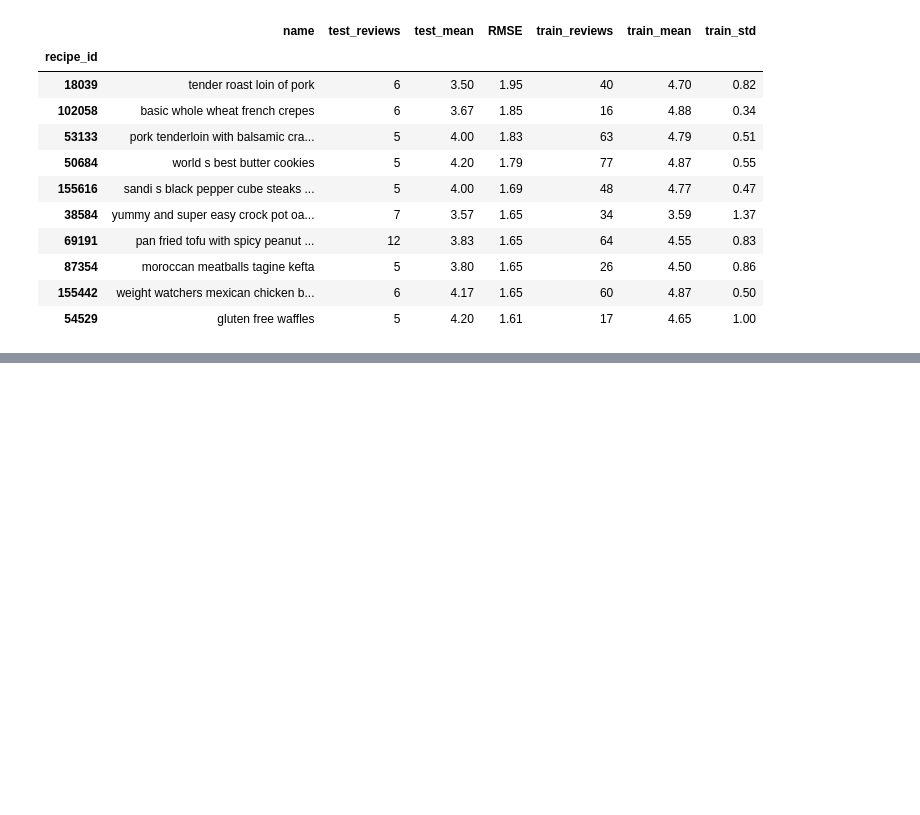
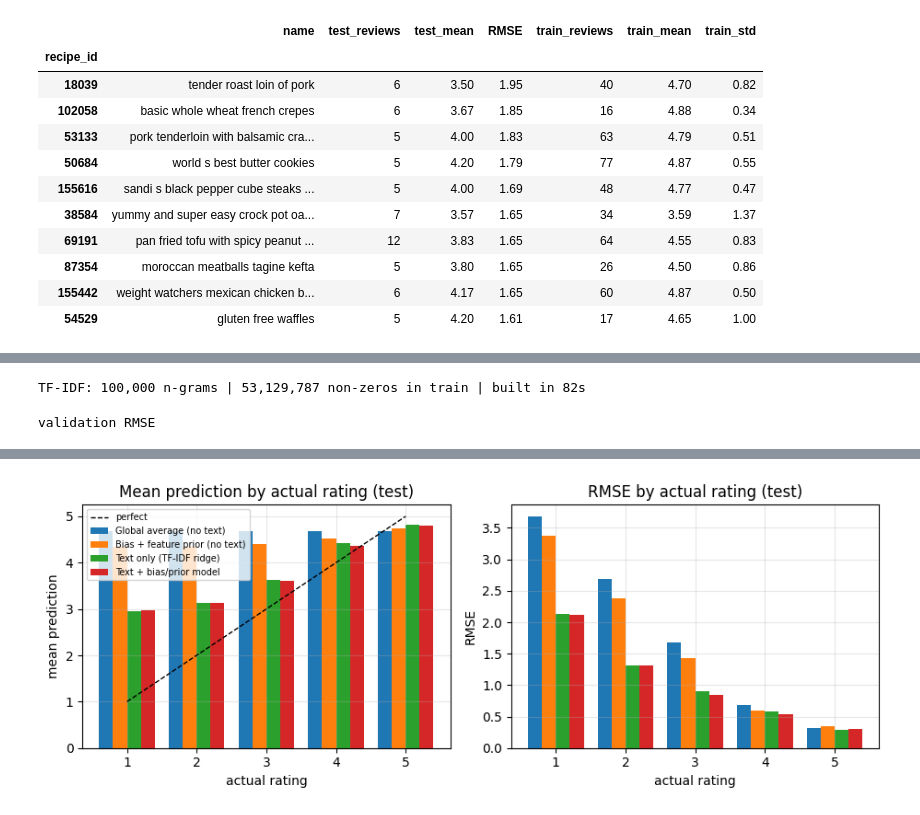
Before and after one commit to jut008/cse258-recipe-prediction-model, a Jupyter notebook: scratch/judy_rating.ipynb, the cells around one changed output, grey strips where cells are left out. Drawn from its saved outputs; the diff is of its cells as text; code cells hidden in the pictures; blank space fills up the shorter version.

Commit message:
added section 6 to improve RMSE

```diff
--- a/scratch/judy_rating.ipynb
+++ b/scratch/judy_rating.ipynb
@@ -685,0 +695,79 @@ users with >= 10 test reviews: 1,350 | median RMSE 0.475
+# %%
+import re, math
+from collections import Counter
+t0 = time.time()
+TOKEN_RE = re.compile(r"[a-z']+")
+def text_tokens(s):
+    w = TOKEN_RE.findall(re.sub(r"<br\s*/?>", " ", s.lower()).replace("'", ""))
+    return w + [a + " " + b for a, b in zip(w, w[1:])]
+txt_docs = {name: [text_tokens(s) for s in SPLIT[name]["df"].review.fillna("").astype(str)] for name in SPLIT}
+doc_freq = Counter(t for d in txt_docs["train"] for t in set(d))
+tvocab = {t: j for j, (t, c) in enumerate(x for x in doc_freq.most_common(100_000) if x[1] >= 5)}
+idf = np.zeros(len(tvocab), np.float32)
+for t, j in tvocab.items(): idf[j] = math.log((1 + len(train)) / (1 + doc_freq[t])) + 1
+
+def tfidf(docs):
+    crow, ccol, cval = [0], [], []
+    for d in docs:
+        c = Counter(tvocab[t] for t in d if t in tvocab)
+        idx = np.fromiter(c.keys(), np.int64, len(c)); v = (1 + np.log(np.fromiter(c.values(), np.float32, len(c)))) * idf[idx]
+        o = np.argsort(idx); ccol.append(idx[o]); cval.append(v[o] / (np.sqrt((v ** 2).sum()) or 1.0)); crow.append(crow[-1] + len(c))
+    return torch.sparse_csr_tensor(torch.tensor(crow), torch.tensor(np.concatenate(ccol)), torch.tensor(np.concatenate(cval)),
+                                   size=(len(docs), len(tvocab)))
+TXT = {name: tfidf(d) for name, d in txt_docs.items()}
+TXT_T = TXT["train"].t().to_sparse_csr()
+print(f"TF-IDF: {len(tvocab):,} n-grams | {TXT['train'].values().numel():,} non-zeros in train | built in {time.time() - t0:.0f}s")
+
+def ridge_text(y, alpha, w0=None, iters=400, tol=1e-6):
+    """min ||X w + b - y||^2 + alpha ||w||^2 on the train TF-IDF matrix (conjugate gradient, warm-startable)."""
+    y = torch.tensor(y, dtype=torch.float32); b = y.mean()
+    A = lambda w: TXT_T @ (TXT["train"] @ w) + alpha * w
+    w = torch.zeros(len(tvocab)) if w0 is None else w0.clone()
+    r = TXT_T @ (y - b) - A(w); d = r.clone(); rs = r @ r; r0 = rs
+    for _ in range(iters):
+        Ad = A(d); a = rs / (d @ Ad); w += a * d; r -= a * Ad; rs_new = r @ r
+        if rs_new < tol * r0: break
+        d = r + rs_new / rs * d; rs = rs_new
+    return w, b
+
+base = {name: predict_prior(PRIOR, SPLIT[name]) for name in SPLIT}       # Section 4b model (no text)
+targets = {"Text only (TF-IDF ridge)": (SPLIT["train"]["r"], {n: 0.0 for n in SPLIT}),
+           "Text + bias/prior model": (SPLIT["train"]["r"] - base["train"], base)}
+text_rows, text_pred = [], {}
+for name, (y_target, offset) in targets.items():
+    w, best = None, None
+    for alpha in (30, 10, 3, 1):                                          # large -> small, warm-started
+        w, b = ridge_text(y_target, alpha, w)
+        p = np.clip((TXT["valid"] @ w + b).numpy() + offset["valid"], 1, 5)
+        text_rows.append({"model": name, "alpha": alpha, "val RMSE": rmse(SPLIT["valid"]["r"], p)})
+        if best is None or text_rows[-1]["val RMSE"] < best[0]: best = (text_rows[-1]["val RMSE"], alpha, w.clone(), b)
+    _, alpha, w, b = best
+    text_pred[name] = {s: np.clip((TXT[s] @ w + b).numpy() + offset[s], 1, 5) for s in ("valid", "test")}
+    if name.startswith("Text only"): TEXT_W = w
+display(pd.DataFrame(text_rows).pivot(index="alpha", columns="model", values="val RMSE").round(4).style.set_caption("validation RMSE"))
+
+y_te, stars = SPLIT["test"]["r"], SPLIT["test"]["r"].astype(int)
+compare = {"Global average (no text)": test_pred["Global average"], f"{BEST} (no text)": test_pred[BEST],
+           **{k: v["test"] for k, v in text_pred.items()}}
+val_rmse = {"Global average (no text)": results.loc["Global average", "val RMSE"], f"{BEST} (no text)": results.loc[BEST, "val RMSE"],
+            **{k: rmse(SPLIT["valid"]["r"], v["valid"]) for k, v in text_pred.items()}}
+text_results = pd.DataFrame([{"model": k, "val RMSE": val_rmse[k],
+                              "test RMSE": rmse(y_te, p), "test MAE": mae(y_te, p),
+                              **{f"mean pred | {s}★": p[stars == s].mean() for s in range(1, 6)}} for k, p in compare.items()]).set_index("model")
+
+fig, ax = plt.subplots(1, 2, figsize=(14 / 3 * 2, 3.6))
+xs = np.arange(1, 6); width = 0.8 / len(compare)
+for j, (k, p) in enumerate(compare.items()):
+    ax[0].bar(xs + (j - (len(compare) - 1) / 2) * width, [p[stars == s].mean() for s in xs], width, label=k)
+    ax[1].bar(xs + (j - (len(compare) - 1) / 2) * width, [rmse(y_te[stars == s], p[stars == s]) for s in xs], width, label=k)
+ax[0].plot(xs, xs, "k--", lw=1, label="perfect"); ax[0].set_title("Mean prediction by actual rating (test)"); ax[0].set_xlabel("actual rating"); ax[0].set_ylabel("mean prediction")
+ax[1].set_title("RMSE by actual rating (test)"); ax[1].set_xlabel("actual rating"); ax[1].set_ylabel("RMSE")
+ax[0].legend(fontsize=7); plt.tight_layout(); plt.show()
+
+names_t = np.array(sorted(tvocab, key=tvocab.get)); o = np.argsort(TEXT_W.numpy())
+display(pd.DataFrame({"n-grams pulling the rating DOWN": names_t[o[:15]], "weight": TEXT_W.numpy()[o[:15]].round(2),
+                      "n-grams pulling the rating UP": names_t[o[::-1][:15]], "weight ": TEXT_W.numpy()[o[::-1][:15]].round(2)}))
+text_results.round(4)
+# %% [output]
+TF-IDF: 100,000 n-grams | 53,129,787 non-zeros in train | built in 82s
+validation RMSE
@@ -685,0 +780 @@ users with >= 10 test reviews: 1,350 | median RMSE 0.475
+[figure, added]
```
Also changed, not shown: parts of 8 cells of this notebook.
